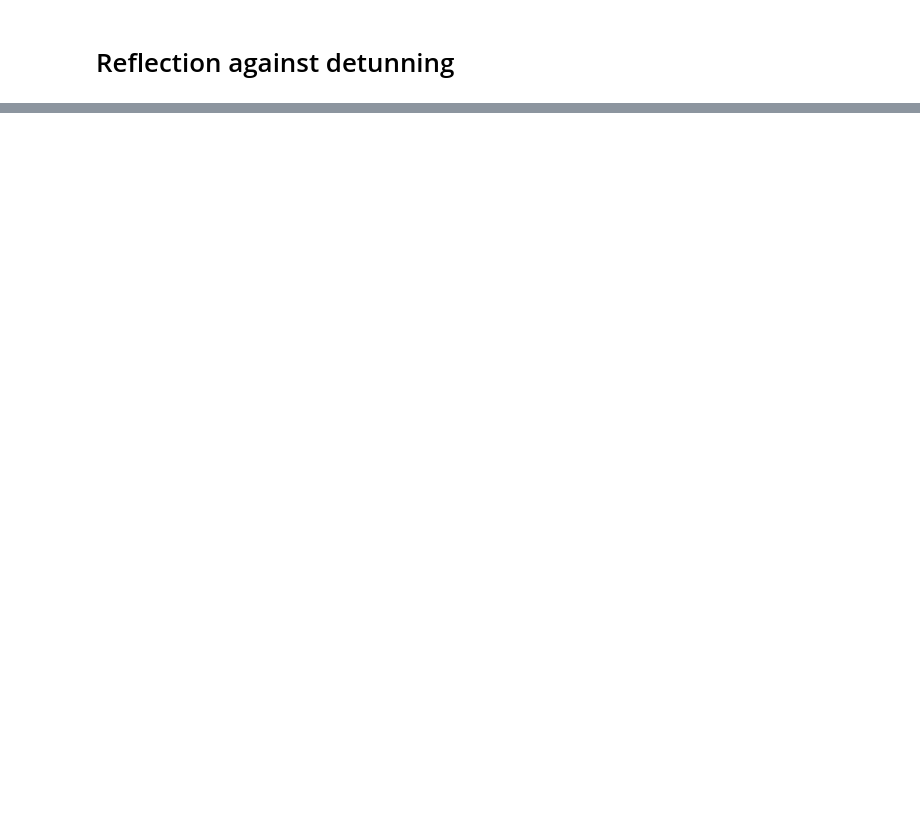
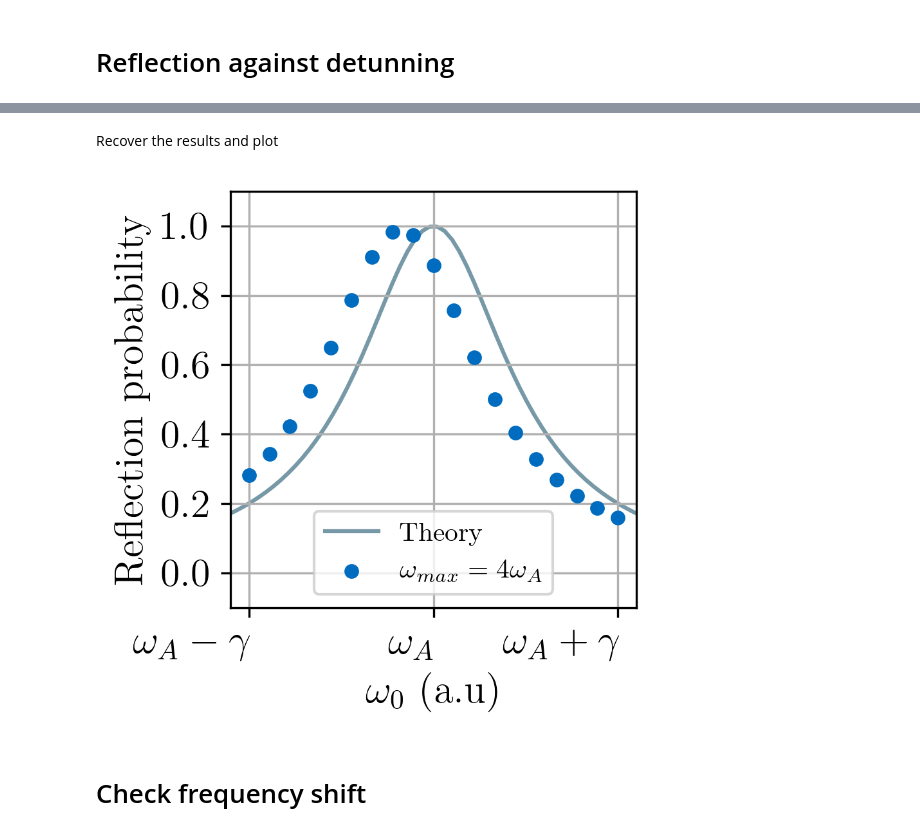
Before and after one commit to rpiron/multimode_photonic_entanglement, a Jupyter notebook: finite_cutoff_renormalization/callibration_single_photon.ipynb, the cells around one changed output, grey strips where cells are left out. Drawn from its saved outputs; the diff is of its cells as text; code cells hidden in the pictures; blank space fills up the shorter version.

```diff
--- a/finite_cutoff_renormalization/callibration_single_photon.ipynb
+++ b/finite_cutoff_renormalization/callibration_single_photon.ipynb
@@ -481,0 +469,58 @@ print(1-p_1_tab[reflection_50_index])
+# %% [markdown]
+Recover the results and plot
+# %%
+#parameters
+param_file = f"single_photon_example_param.csv"
+df = pd.read_csv(param_file)
+
+
+omega_A = df['omega_A'][0]
+gamma = df['gamma'][0]
+
+#Recover the reflection results
+file_reflection = f"single_photon_reflection_multi_UV_cutoff.csv"
+df = pd.read_csv(file_reflection)
+
+omega_0_tab_theory = np.linspace(omega_A - 2*gamma, omega_A + 2*gamma, 100)
+theory = 1 / (1 + ((omega_0_tab_theory - omega_A)/ (gamma/2))**2)
+
+UV_str = "4omegaA"
+
+omega_0_tab = df['omega_0_tab'].values
+reflection_to_show = df['reflection_'+UV_str+''].values
+
+fig, ax = plt.subplots(1,1, figsize=(3,3), dpi=resol)
+ax.plot(omega_0_tab_theory, theory, label='Theory', color='#1c556d', alpha=0.6, zorder = -1)
+ax.scatter(omega_0_tab, reflection_to_show, label=r'$\omega_{max} = 4 \omega_A$', color='#006cbf', s=20)
+
+ax.set_xlabel(r'$\omega_0$ (a.u)')
+ax.set_xticks([omega_A - 2*gamma, omega_A - gamma, omega_A, omega_A + gamma, omega_A + 2*gamma])
+ax.set_xticklabels([r'$\omega_A - 2\gamma$', r'$\omega_A - \gamma$', r'$\omega_A$', r'$\omega_A + \gamma$', r'$\omega_A + 2\gamma$'])
+#rotate labels
+plt.setp(ax.get_xticklabels(), rotation=45, ha="right", rotation_mode="anchor")
+#set x limits
+ax.set_xlim(omega_A - 1.1*gamma, omega_A + 1.1*gamma)
+
+ax.set_ylabel('Reflection probability')
+ax.set_ylim(-0.1,1.1)
+
+ax.legend(prop={'size': 10}, loc="lower center")
+
+#font size
+for item in [ax.xaxis.label, ax.yaxis.label]:
+    item.set_fontsize(15)
+
+for item in (ax.get_xticklabels() + ax.get_yticklabels()):
+    item.set_fontsize(15)
+
+
+ax.grid()
+ax.set_axisbelow(True)
+
+fig.tight_layout()
+#plt.savefig("./fig/reflection_UV_"+UV_str+".pdf")
+plt.show()
+# %% [output]
+[figure, added]
+# %% [markdown]
+<h1> Check frequency shift </h1>
```
Also changed, not shown: parts of 24 cells of this notebook, 24 other files.
